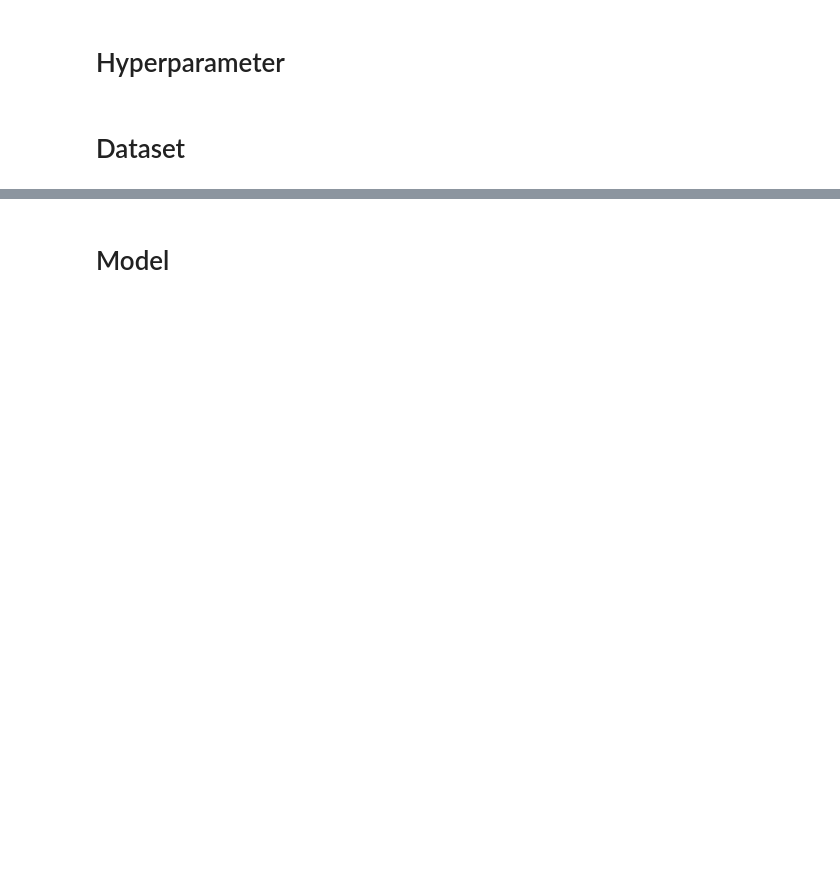
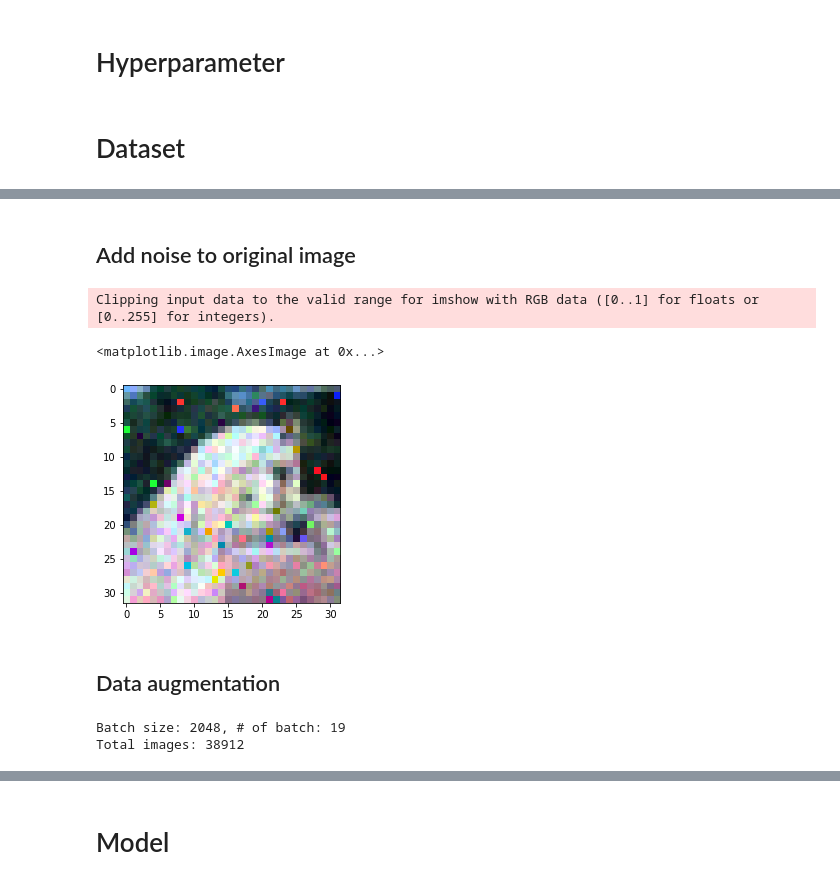
Before and after one commit to chengche6230/Deep-Learning-Course-Team-Project, a Jupyter notebook: Competition 4/DLcomp4_Team123_code.ipynb, the cells around one changed output, grey strips where cells are left out. Drawn from its saved outputs; the diff is of its cells as text; code cells hidden in the pictures; blank space fills up the shorter version.

```diff
--- a/Competition 4/DLcomp4_Team123_code.ipynb
+++ b/Competition 4/DLcomp4_Team123_code.ipynb
@@ -380,0 +272,2 @@ display(x_val_noise, predictions)
+# %% [markdown]
+## Add noise to original image
@@ -380,0 +283,9 @@ display(x_val_noise, predictions)
+# %%
+idx = np.random.randint(len(x_train))
+plt.imshow(x_train[idx])
+# %% [output]
+Clipping input data to the valid range for imshow with RGB data ([0..1] for floats or [0..255] for integers).
+<matplotlib.image.AxesImage at 0x...>
+[figure, added]
+# %% [markdown]
+## Data augmentation
@@ -380,0 +337,37 @@ display(x_val_noise, predictions)
+# %%
+MAPPING_FUNC = None
+original_dataset = transform_dataset(x_train, y_train)
+
+# MAPPING_FUNC = grayscale
+# gray_dataset = transform_dataset(x_train, y_train)
+
+# MAPPING_FUNC = vertical_flip
+# vertical_dataset = transform_dataset(x_train, y_train)
+
+# MAPPING_FUNC = horizontal_flip
+# horizontal_dataset = transform_dataset(x_train, y_train)
+
+# MAPPING_FUNC = brightness
+# brightness_dataset = transform_dataset(x_train, y_train)
+
+# MAPPING_FUNC = central_crop
+# crop_dataset = transform_dataset(x_train, y_train)
+
+# MAPPING_FUNC = noise_injection
+# noise_dataset = transform_dataset(x_train, y_train)
+
+train_dataset = original_dataset
+# train_dataset = train_dataset.concatenate(gray_dataset)
+# train_dataset = train_dataset.concatenate(vertical_dataset)
+# train_dataset = train_dataset.concatenate(horizontal_dataset)
+# train_dataset = train_dataset.concatenate(brightness_dataset)
+# train_dataset = train_dataset.concatenate(crop_dataset)
+# train_dataset = train_dataset.concatenate(noise_dataset)
+batched_dataset = train_dataset.shuffle(len(y_train)).batch(BATCH_SIZE, drop_remainder=True)
+batched_dataset = batched_dataset.prefetch(buffer_size=tf.data.experimental.AUTOTUNE)
+
+print(f'Batch size: {BATCH_SIZE}, # of batch: {len(batched_dataset)}')
+print(f'Total images: {len(batched_dataset)*BATCH_SIZE}')
+# %% [output]
+Batch size: 2048, # of batch: 19
+Total images: 38912
```
Also changed, not shown: parts of 33 cells of this notebook.
